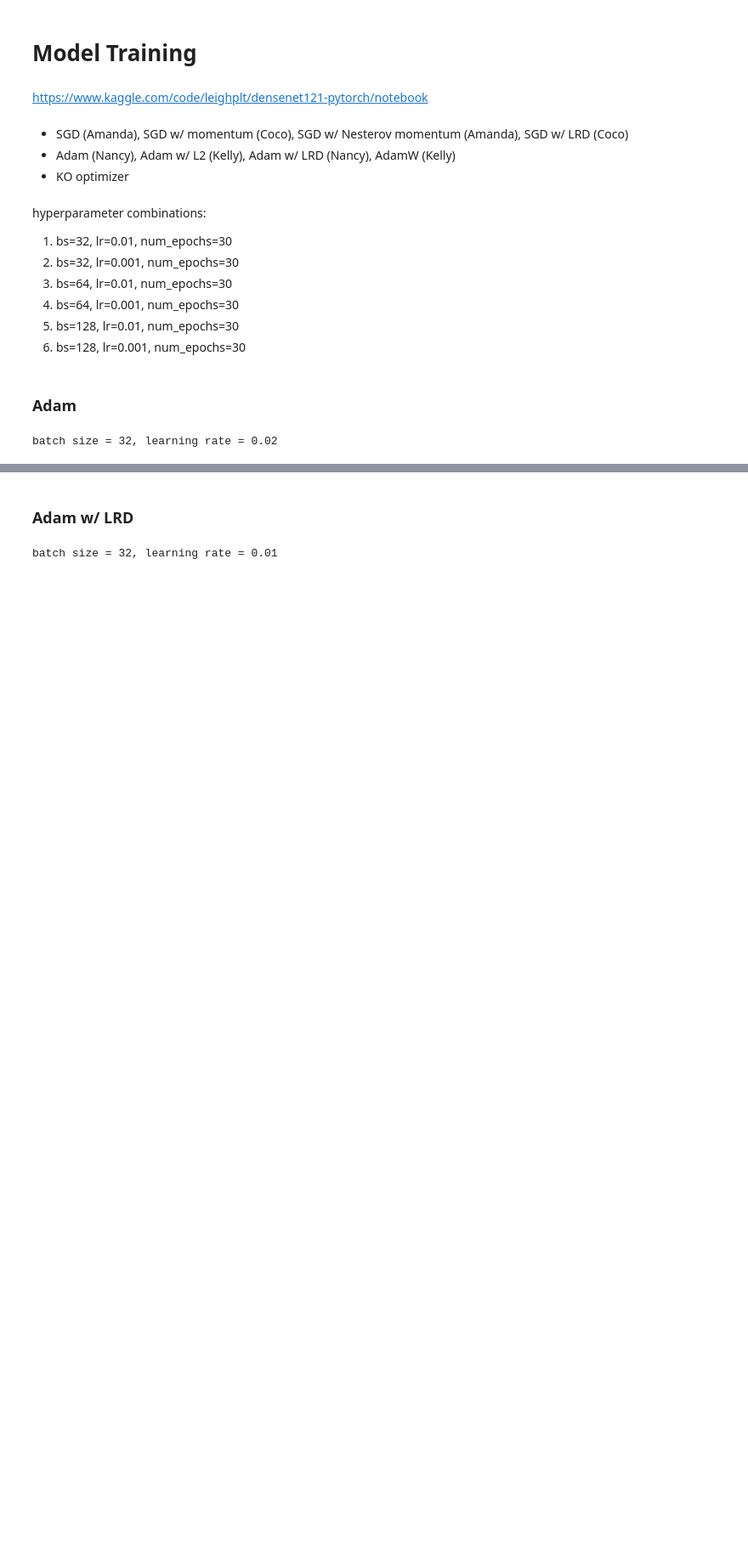
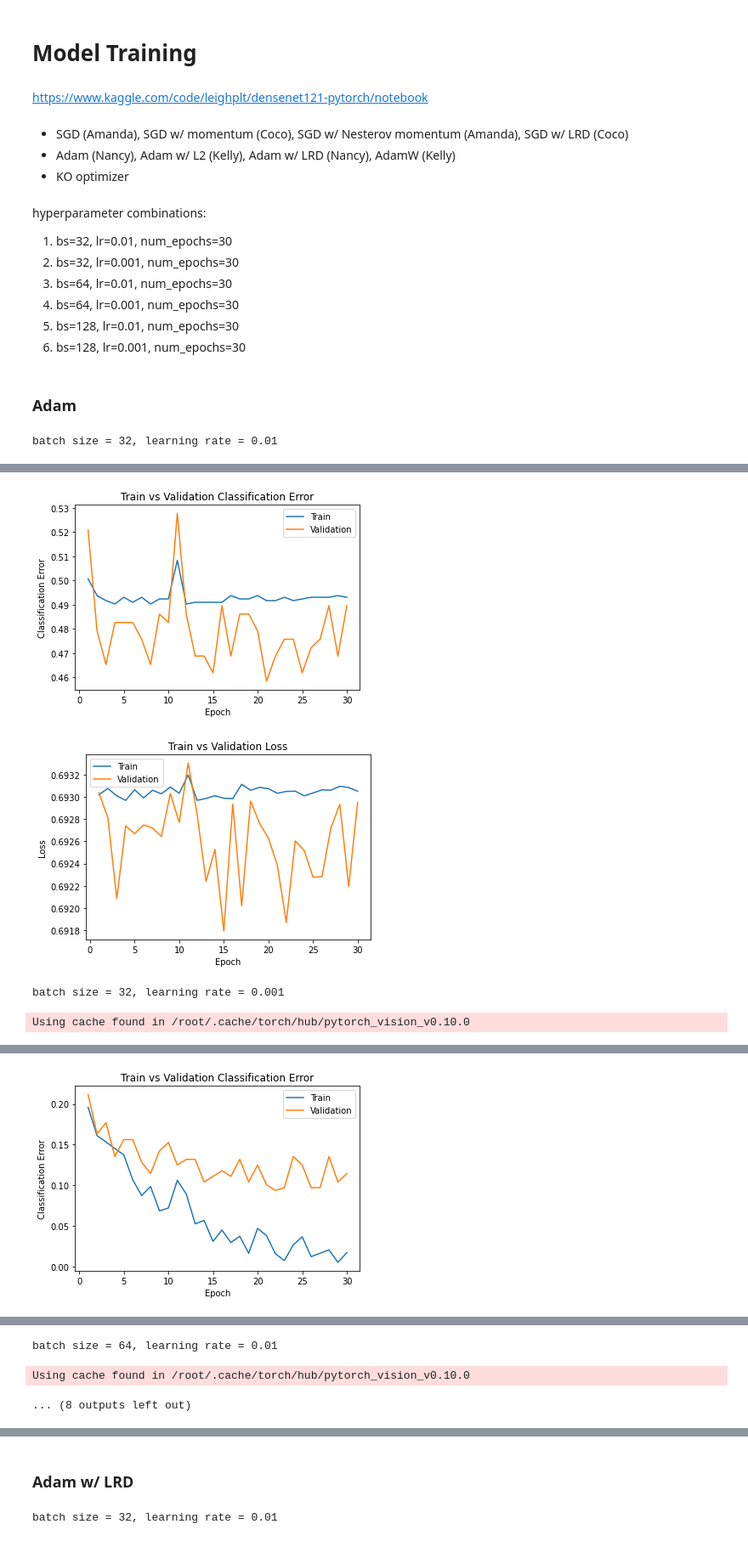
Before and after one commit to lisijia6/Exploring-Optimization-in-Deep-Learning-with-Various-Algorithms, a Jupyter notebook: Notebooks/Model_Architecture_Adam_AdamLRD.ipynb, the cells around one changed output, grey strips where cells are left out. Shown at 85% size. Cells and saved outputs as stored; diff of their text form; code cells hidden in the pictures; blank space fills up the shorter version.

```diff
--- a/Notebooks/Model_Architecture_Adam_AdamLRD.ipynb
+++ b/Notebooks/Model_Architecture_Adam_AdamLRD.ipynb
@@ -81,10 +81,10 @@ def get_data_loader(target_classes, batch_size, num_workers):
 # Training Code
 # %%
 # Generate a name for each training hyperparameter settings, which is a string consisting of all hyperparameters of a model
-def get_model_name(name, batch_size, learning_rate, epoch):
-    path = "model_{0}_bs{1}_lr{2}_epoch{3}".format(name,
+def get_model_name(name, batch_size, other_param_names, epoch):
+    path = "model_{0}_bs{1}_{2}_epoch{3}".format(name,
                                                    batch_size,
-                                                   learning_rate,
+                                                   other_param_names,
                                                    epoch)
     return path  #get a string consisting of all hyperparameters of a model
 # %%
@@ -476,8 +476,8 @@ hyperparameter combinations:
 # %% [markdown]
 ### Adam
 # %%
-bs_list = [32]
-lr_list = [0.02]
+bs_list = [32, 64]
+lr_list = [0.01, 0.001]
 for bs in bs_list:
   for lr in lr_list:
     # Train with batch size and learning rate
@@ -486,6 +486,8 @@ for bs in bs_list:
     use_cuda = True
     model = TransferDenseNet121Classifier_Adam()
     _, kwargs = split_optim_dict(optim_dict['adam'])
+    kwargs['lr'] = lr
+    print(kwargs)
     optimizer = task_to_optimizer('adam')(params=model.parameters(), **kwargs)
     optimizer = wrap_optimizer('adam', optimizer)
     if use_cuda and torch.cuda.is_available():
@@ -493,10 +495,11 @@ for bs in bs_list:
       print("Training with CUDA!")
     else:
       print("CUDA not available...")
-    train(model, train_loader, val_loader, optimizer, batch_size=bs, learning_rate=lr, num_epochs=30)
+    other_param_names = 'lr{}'.format(lr)
+    train(model, train_loader, val_loader, optimizer, other_param_names, batch_size=bs, num_epochs=30)
 
     # Plotting
-    model_path = get_model_name('densenet121Classifier_adam', batch_size=bs, learning_rate=lr, epoch=30)
+    model_path = get_model_name('densenet121Classifier_adam', bs, other_param_names, epoch=30)
     plot_training_curve(model_path, epochs=30)
 # %% [output]
-batch size = 32, learning rate = 0.02
+batch size = 32, learning rate = 0.01
@@ -516,0 +524,4 @@ Epoch 11: Train err: 0.09652777777777778, Train loss: 0.22301479776700336 | Val
+[figure, added]
+[figure, added]
+batch size = 32, learning rate = 0.001
+Using cache found in /root/.cache/torch/hub/pytorch_vision_v0.10.0
@@ -516,0 +545 @@ Epoch 11: Train err: 0.09652777777777778, Train loss: 0.22301479776700336 | Val
+[figure, added]
@@ -516,0 +547,3 @@ Epoch 11: Train err: 0.09652777777777778, Train loss: 0.22301479776700336 | Val
+batch size = 64, learning rate = 0.01
+Using cache found in /root/.cache/torch/hub/pytorch_vision_v0.10.0
+... (8 outputs left out)
```
Also changed, not shown: parts of 5 cells of this notebook.
